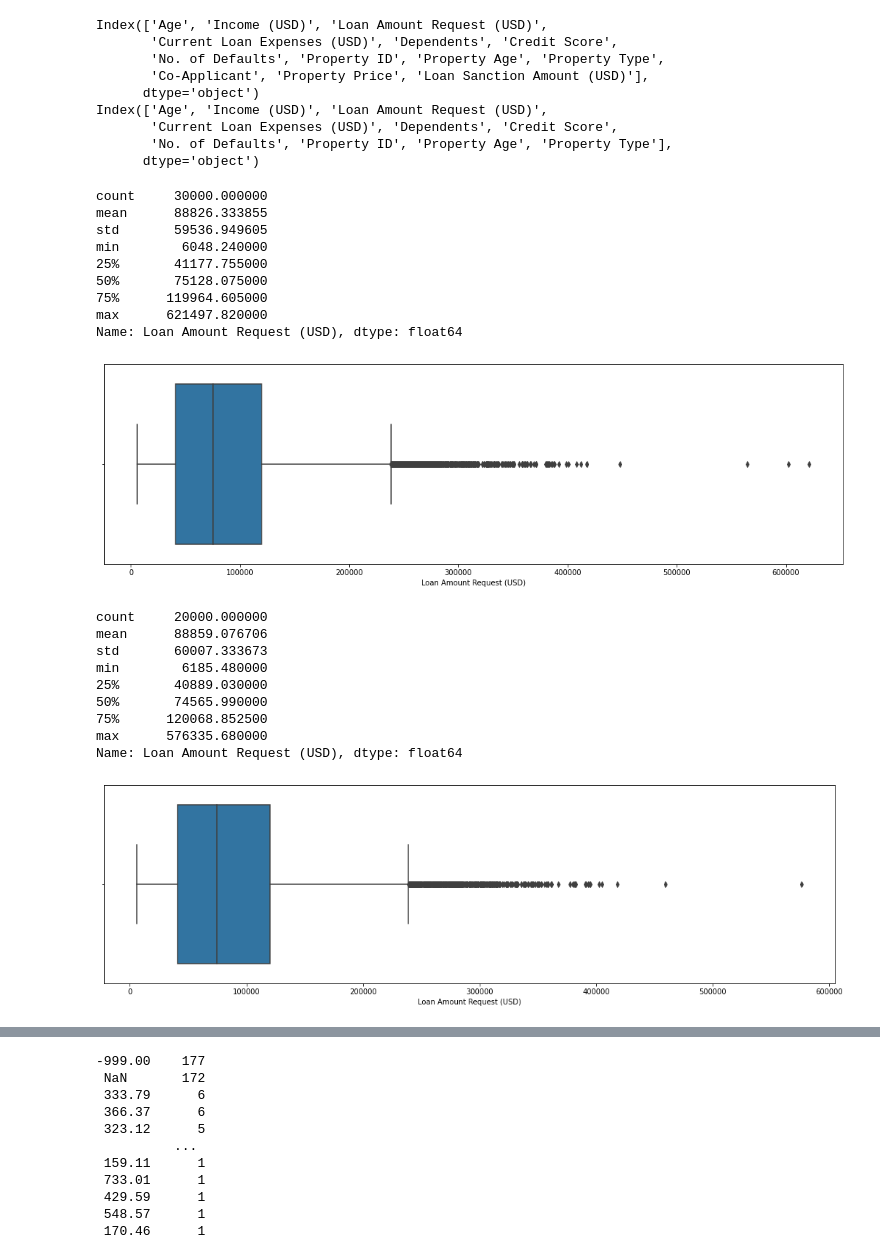
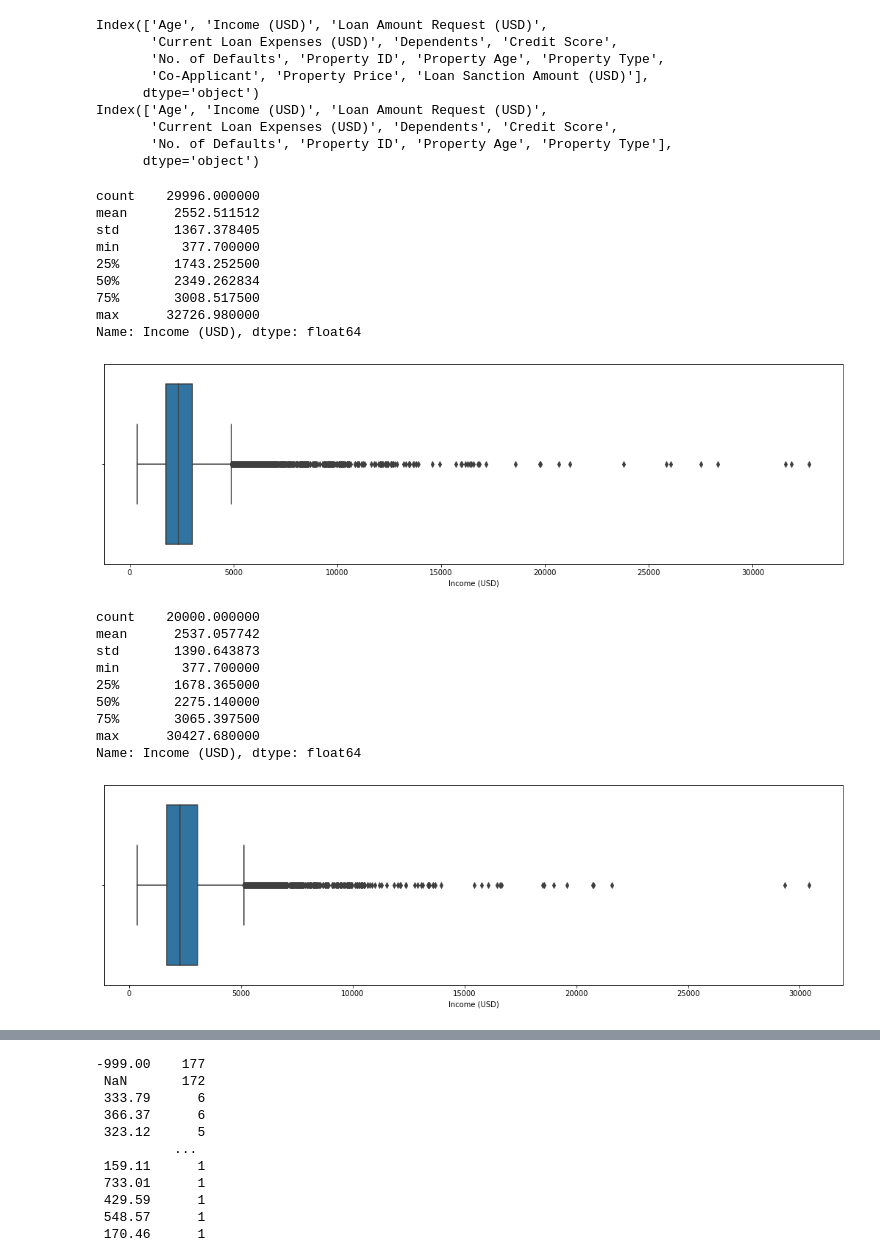
Before and after one commit to abhishekvraman/PythonCodes, a Jupyter notebook: practice.ipynb, the cells around one changed output, grey strips where cells are left out. Saved outputs shown, nothing was run; the diff lists cells and outputs as text; code cells hidden in the pictures.

```diff
--- a/practice.ipynb
+++ b/practice.ipynb
@@ -330,36 +329,36 @@ Index(['Age', 'Income (USD)', 'Loan Amount Request (USD)',
        'No. of Defaults', 'Property ID', 'Property Age', 'Property Type'],
       dtype='object')
 # %%
-st = 'Loan Amount Request (USD)'
+st = 'Income (USD)'
 plt.figure(figsize=(18,5))
 sns.boxplot(st,data=train)
 train[st].describe()
 # %% [output]
-count     30000.000000
-mean      88826.333855
-std       59536.949605
-min        6048.240000
-25%       41177.755000
-50%       75128.075000
-75%      119964.605000
-max      621497.820000
-Name: Loan Amount Request (USD), dtype: float64
+count    29996.000000
+mean      2552.511512
+std       1367.378405
+min        377.700000
+25%       1743.252500
+50%       2349.262834
+75%       3008.517500
+max      32726.980000
+Name: Income (USD), dtype: float64
-[figure, old version]
+[figure, new version]
 # %%
 plt.figure(figsize=(18,5))
 sns.boxplot(st,data=test)
 test[st].describe()
 # %% [output]
-count     20000.000000
-mean      88859.076706
-std       60007.333673
-min        6185.480000
-25%       40889.030000
-50%       74565.990000
-75%      120068.852500
-max      576335.680000
-Name: Loan Amount Request (USD), dtype: float64
+count    20000.000000
+mean      2537.057742
+std       1390.643873
+min        377.700000
+25%       1678.365000
+50%       2275.140000
+75%       3065.397500
+max      30427.680000
+Name: Income (USD), dtype: float64
-[figure, old version]
+[figure, new version]
 # %%
 print(train[st].value_counts(dropna=False))
 print(test[st].value_counts(dropna=False))
```
Also changed, not shown: parts of 18 cells of this notebook.
